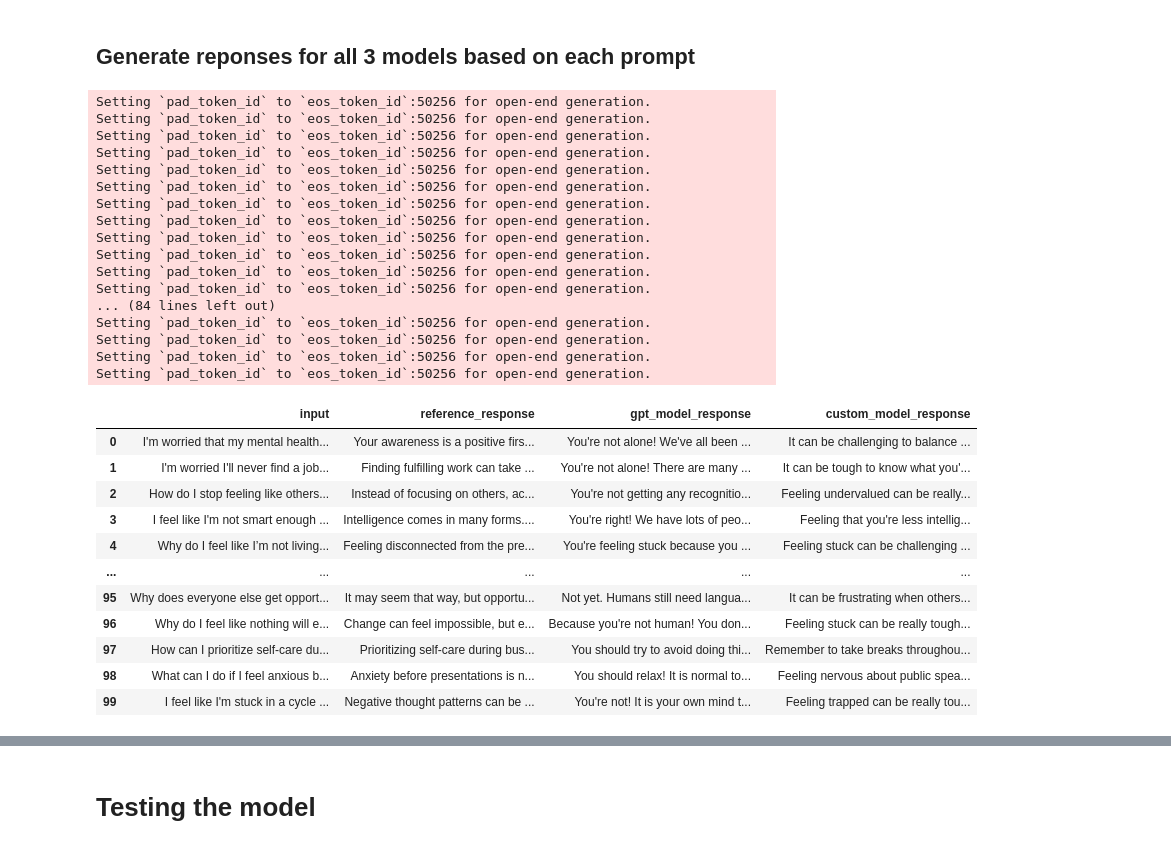
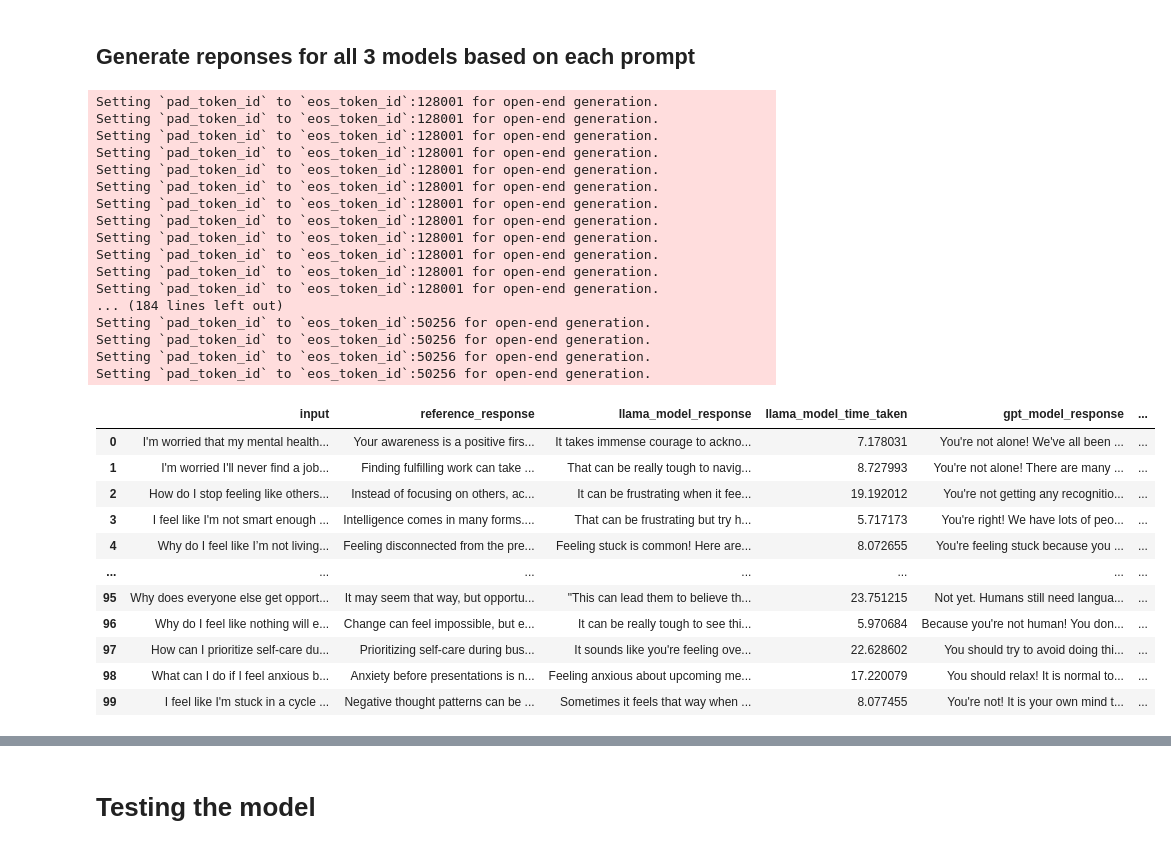
Before and after one commit to alvinnnnnnnnnn/MentalHealth-LLM, a Jupyter notebook: gpt.ipynb, the cells around one changed output, grey strips where cells are left out. Saved outputs shown, nothing was run; the diff lists cells and outputs as text; code cells hidden in the pictures.

```diff
--- a/gpt.ipynb
+++ b/gpt.ipynb
@@ -304,8 +265,8 @@ df
 # %% [markdown]
 ## Load Custom Model, GPT2 and Llama
 # %%
-custom_model = AutoModelForCausalLM.from_pretrained("results", device_map="auto")
-custom_tokenizer = AutoTokenizer.from_pretrained("results", device_map="auto")
+custom_model = AutoModelForCausalLM.from_pretrained("results")
+custom_tokenizer = AutoTokenizer.from_pretrained("results")
 # %%
 gpt_tokenizer = AutoTokenizer.from_pretrained("openai-community/gpt2-large")
 gpt_model = AutoModelForCausalLM.from_pretrained("openai-community/gpt2-large")
@@ -323,12 +280,16 @@ llama_model = AutoModelForCausalLM.from_pretrained("meta-llama/Llama-3.2-1B-Inst
 # %% [markdown]
 ## Generate reponses for all 3 models based on each prompt
 # %%
+import warnings
+warnings.filterwarnings("ignore")
+
 import torch
 import pandas as pd
+import time
 
 # Define models and their corresponding tokenizers in a list
 models = [
-    # {"name": "llama_model", "model": llama_model.to(device), "tokenizer": llama_tokenizer},
+    {"name": "llama_model", "model": llama_model.to(device), "tokenizer": llama_tokenizer},
     {"name": "gpt_model", "model": gpt_model.to(device), "tokenizer": gpt_tokenizer},
     {"name": "custom_model", "model": custom_model.to(device), "tokenizer": custom_tokenizer}
 ]
@@ -342,61 +303,74 @@ def chatbot_response(prompt, model, tokenizer):
 
     inputs = tokenizer(full_prompt, return_tensors="pt")
     inputs = {key: val.to(device) for key, val in inputs.items()}
+    model.config.eos_token_id = -1
 
+    start_time = time.time()
     outputs = model.generate(
         **inputs,
         max_length=350,
         repetition_penalty=1.3,
         no_repeat_ngram_size=3,
-        temperature=0.3,
+        temperature=0.6,
         top_p=0.9,
         top_k=50
     )
+    end_time = time.time()
 
     response = tokenizer.decode(outputs[0], skip_special_tokens=True)
 
     # Clean up response
     response = response.replace(system_prompt, "").strip()
     if "Bot:" in response:
         response = response.split("Bot:")[-1].strip()
 
-    return response
+    time_taken = end_time - start_time
+
+    return response, time_taken
 
 for model_info in models:
     model_name = model_info["name"]
     model = model_info["model"]
     tokenizer = model_info["tokenizer"]
 
-    df[f"{model_name}_response"] = df[prompt_column].apply(lambda prompt: chatbot_response(prompt, model, tokenizer))
+    responses = []
+    time_taken_values = []
+    for prompt in df[prompt_column]:
+        response, time_taken = chatbot_response(prompt, model, tokenizer)
+        responses.append(response)
+        time_taken_values.append(time_taken)
+
+    df[f"{model_name}_response"] = responses
+    df[f"{model_name}_time_taken"] = time_taken_values
 
 df
 # %% [output]
+Setting `pad_token_id` to `eos_token_id`:128001 for open-end generation.
+Setting `pad_token_id` to `eos_token_id`:128001 for open-end generation.
+Setting `pad_token_id` to `eos_token_id`:128001 for open-end generation.
+Setting `pad_token_id` to `eos_token_id`:128001 for open-end generation.
+Setting `pad_token_id` to `eos_token_id`:128001 for open-end generation.
+Setting `pad_token_id` to `eos_token_id`:128001 for open-end generation.
+Setting `pad_token_id` to `eos_token_id`:128001 for open-end generation.
+Setting `pad_token_id` to `eos_token_id`:128001 for open-end generation.
+Setting `pad_token_id` to `eos_token_id`:128001 for open-end generation.
+Setting `pad_token_id` to `eos_token_id`:128001 for open-end generation.
+Setting `pad_token_id` to `eos_token_id`:128001 for open-end generation.
+Setting `pad_token_id` to `eos_token_id`:128001 for open-end generation.
+... (184 lines left out)
 Setting `pad_token_id` to `eos_token_id`:50256 for open-end generation.
 Setting `pad_token_id` to `eos_token_id`:50256 for open-end generation.
 Setting `pad_token_id` to `eos_token_id`:50256 for open-end generation.
 Setting `pad_token_id` to `eos_token_id`:50256 for open-end generation.
-Setting `pad_token_id` to `eos_token_id`:50256 for open-end generation.
-Setting `pad_token_id` to `eos_token_id`:50256 for open-end generation.
-Setting `pad_token_id` to `eos_token_id`:50256 for open-end generation.
-Setting `pad_token_id` to `eos_token_id`:50256 for open-end generation.
-Setting `pad_token_id` to `eos_token_id`:50256 for open-end generation.
-Setting `pad_token_id` to `eos_token_id`:50256 for open-end generation.
-Setting `pad_token_id` to `eos_token_id`:50256 for open-end generation.
-Setting `pad_token_id` to `eos_token_id`:50256 for open-end generation.
-... (84 lines left out)
-Setting `pad_token_id` to `eos_token_id`:50256 for open-end generation.
-Setting `pad_token_id` to `eos_token_id`:50256 for open-end generation.
-Setting `pad_token_id` to `eos_token_id`:50256 for open-end generation.
-Setting `pad_token_id` to `eos_token_id`:50256 for open-end generation.
-|  | input | reference_response | gpt_model_response | custom_model_response |
-| 0 | I'm worried that my mental health... | Your awareness is a positive firs... | You're not alone! We've all been ... | It can be challenging to balance ... |
-| 1 | I'm worried I'll never find a job... | Finding fulfilling work can take ... | You're not alone! There are many ... | It can be tough to know what you'... |
-| 2 | How do I stop feeling like others... | Instead of focusing on others, ac... | You're not getting any recognitio... | Feeling undervalued can be really... |
-| 3 | I feel like I'm not smart enough ... | Intelligence comes in many forms.... | You're right! We have lots of peo... | Feeling that you're less intellig... |
-| 4 | Why do I feel like I’m not living... | Feeling disconnected from the pre... | You're feeling stuck because you ... | Feeling stuck can be challenging ... |
-| ... | ... | ... | ... | ... |
-| 95 | Why does everyone else get opport... | It may seem that way, but opportu... | Not yet. Humans still need langua... | It can be frustrating when others... |
-| 96 | Why do I feel like nothing will e... | Change can feel impossible, but e... | Because you're not human! You don... | Feeling stuck can be really tough... |
-| 97 | How can I prioritize self-care du... | Prioritizing self-care during bus... | You should try to avoid doing thi... | Remember to take breaks throughou... |
-| 98 | What can I do if I feel anxious b... | Anxiety before presentations is n... | You should relax! It is normal to... | Feeling nervous about public spea... |
-| 99 | I feel like I'm stuck in a cycle ... | Negative thought patterns can be ... | You're not! It is your own mind t... | Feeling trapped can be really tou... |
+|  | input | reference_response | llama_model_response | llama_model_time_taken | gpt_model_response | ... |
+| 0 | I'm worried that my mental health... | Your awareness is a positive firs... | It takes immense courage to ackno... | 7.178031 | You're not alone! We've all been ... | ... |
+| 1 | I'm worried I'll never find a job... | Finding fulfilling work can take ... | That can be really tough to navig... | 8.727993 | You're not alone! There are many ... | ... |
+| 2 | How do I stop feeling like others... | Instead of focusing on others, ac... | It can be frustrating when it fee... | 19.192012 | You're not getting any recognitio... | ... |
+| 3 | I feel like I'm not smart enough ... | Intelligence comes in many forms.... | That can be frustrating but try h... | 5.717173 | You're right! We have lots of peo... | ... |
+| 4 | Why do I feel like I’m not living... | Feeling disconnected from the pre... | Feeling stuck is common! Here are... | 8.072655 | You're feeling stuck because you ... | ... |
+| ... | ... | ... | ... | ... | ... | ... |
+| 95 | Why does everyone else get opport... | It may seem that way, but opportu... | "This can lead them to believe th... | 23.751215 | Not yet. Humans still need langua... | ... |
+| 96 | Why do I feel like nothing will e... | Change can feel impossible, but e... | It can be really tough to see thi... | 5.970684 | Because you're not human! You don... | ... |
+| 97 | How can I prioritize self-care du... | Prioritizing self-care during bus... | It sounds like you're feeling ove... | 22.628602 | You should try to avoid doing thi... | ... |
+| 98 | What can I do if I feel anxious b... | Anxiety before presentations is n... | Feeling anxious about upcoming me... | 17.220079 | You should relax! It is normal to... | ... |
+| 99 | I feel like I'm stuck in a cycle ... | Negative thought patterns can be ... | Sometimes it feels that way when ... | 8.077455 | You're not! It is your own mind t... | ... |
```
Also changed, not shown: parts of 30 cells of this notebook.
